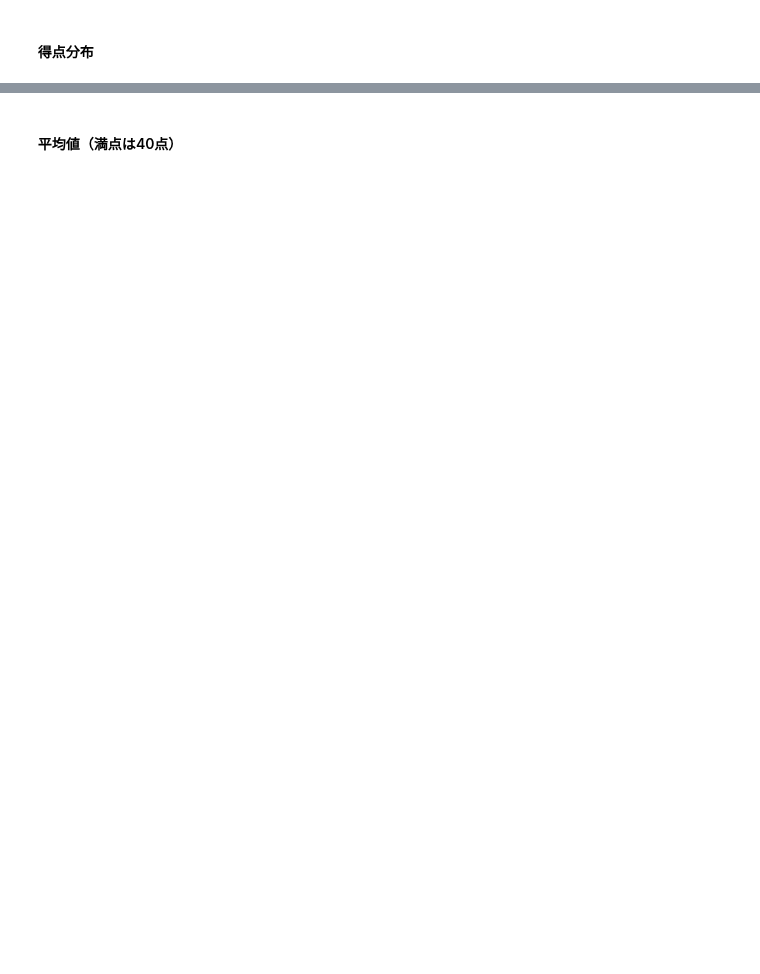
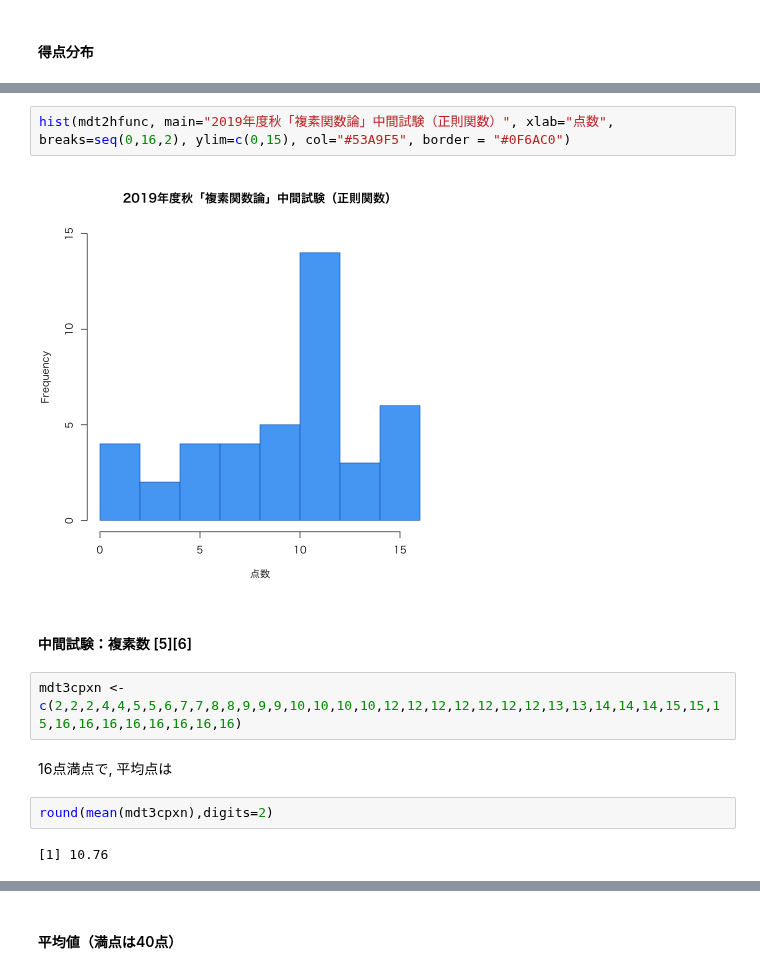
Before and after one commit to shiroyasu/shiroyasu.github.io, a Jupyter notebook: teaching/2019f/ca-examr.ipynb, the cells around one changed output, grey strips where cells are left out. Saved outputs shown, nothing was run; the diff lists cells and outputs as text; blank space fills up the shorter version.

```diff
--- a/teaching/2019f/ca-examr.ipynb
+++ b/teaching/2019f/ca-examr.ipynb
@@ -42,0 +65,14 @@ edt <- c(12,12,14,16,22,26,26,32,32,32,32,32,32,40,40,40)
+# %%
+hist(mdt2hfunc, main="2019年度秋「複素関数論」中間試験（正則関数）", xlab="点数", breaks=seq(0,16,2), ylim=c(0,15), col="#53A9F5", border = "#0F6AC0")
+# %% [output]
+[figure, added]
+# %% [markdown]
+#### 中間試験：複素数 [5][6] ####
+# %%
+mdt3cpxn <- c(2,2,2,4,4,5,5,6,7,7,8,8,9,9,9,10,10,10,10,12,12,12,12,12,12,12,13,13,14,14,14,15,15,15,16,16,16,16,16,16,16,16)
+# %% [markdown]
+16点満点で, 平均点は
+# %%
+round(mean(mdt3cpxn),digits=2)
+# %% [output]
+[1] 10.76
```
Also changed, not shown: parts of 31 cells of this notebook, 1 other file.
